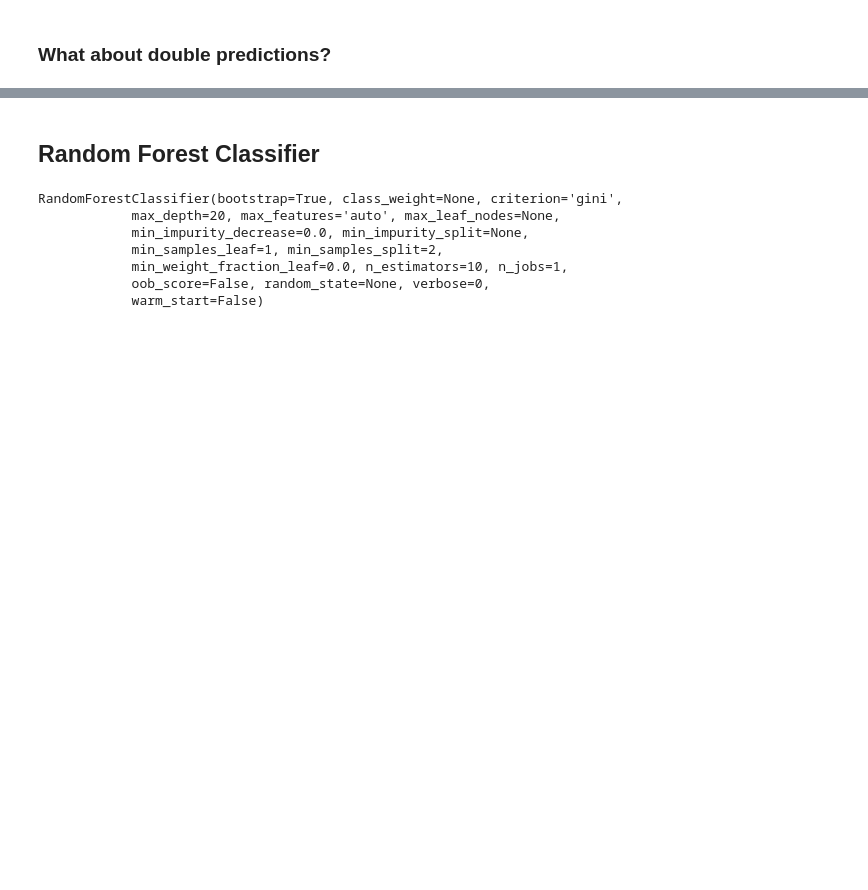
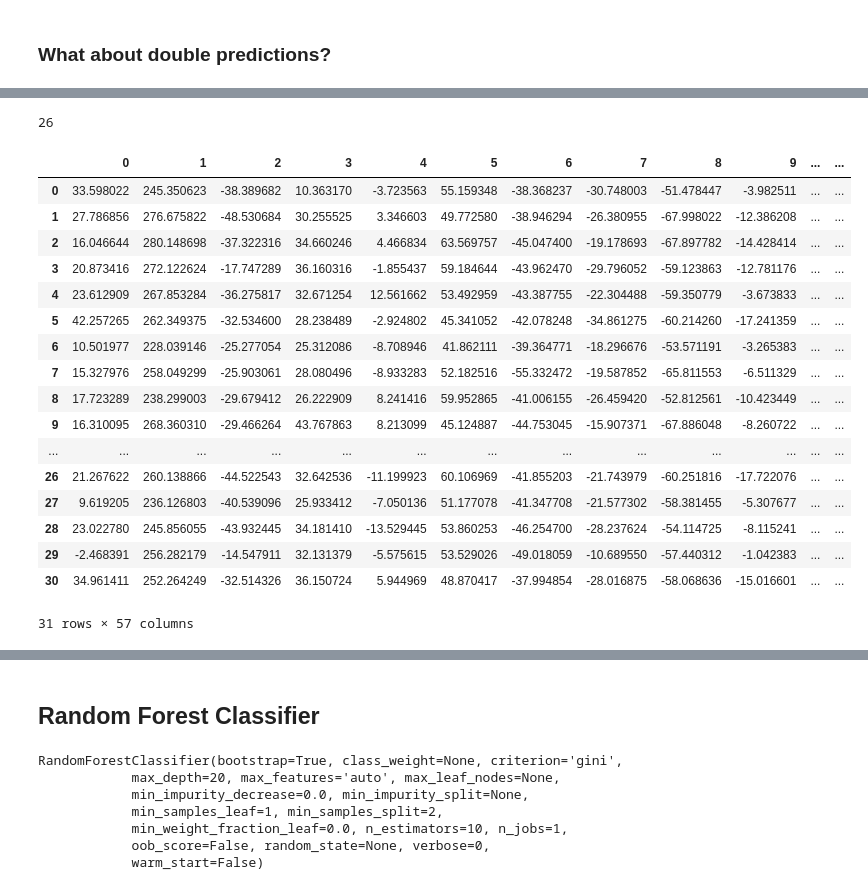
Before and after one commit to Tucker-Allen/NCAA_D1_Mens_Basketball_Scores, a Jupyter notebook: code/NCAA_Notebook_culled.ipynb, the cells around one changed output, grey strips where cells are left out. Saved outputs shown, nothing was run; the diff lists cells and outputs as text; code cells hidden in the pictures; blank space fills up the shorter version.

```diff
--- a/code/NCAA_Notebook_culled.ipynb
+++ b/code/NCAA_Notebook_culled.ipynb
@@ -1157,0 +1559,17 @@ team_a_df.head()
+# %%
+pred_proba_opp = []
+for i in temp_df.index:
+    for j in temp_df.index:
+        if temp_df['school_id'][i] == temp_df['opp_id'][j]:
+            pred_proba_opp.append(temp_df['pred_proba'][j])
+# %%
+temp_df['pred_proba_opp'] = pred_proba_opp
+# %%
+W_adj = []
+for i in temp_df.index:
+    if temp_df['pred_proba'][i] > temp_df['pred_proba_opp'][i]:
+        W_adj.append(1)
+    else:
+        W_adj.append(0)
+# %%
+temp_df['W_adj'] = W_adj
@@ -1157,0 +1667,25 @@ team_a_df.head()
+# %%
+len(correct_picks)
+# %% [output]
+26
+# %%
+temp_df.loc[:30].sort_values('school_id')
+# %% [output]
+|  | 0 | 1 | 2 | 3 | 4 | 5 | 6 | 7 | 8 | 9 | ... | ... |
+| 0 | 33.598022 | 245.350623 | -38.389682 | 10.363170 | -3.723563 | 55.159348 | -38.368237 | -30.748003 | -51.478447 | -3.982511 | ... | ... |
+| 1 | 27.786856 | 276.675822 | -48.530684 | 30.255525 | 3.346603 | 49.772580 | -38.946294 | -26.380955 | -67.998022 | -12.386208 | ... | ... |
+| 2 | 16.046644 | 280.148698 | -37.322316 | 34.660246 | 4.466834 | 63.569757 | -45.047400 | -19.178693 | -67.897782 | -14.428414 | ... | ... |
+| 3 | 20.873416 | 272.122624 | -17.747289 | 36.160316 | -1.855437 | 59.184644 | -43.962470 | -29.796052 | -59.123863 | -12.781176 | ... | ... |
+| 4 | 23.612909 | 267.853284 | -36.275817 | 32.671254 | 12.561662 | 53.492959 | -43.387755 | -22.304488 | -59.350779 | -3.673833 | ... | ... |
+| 5 | 42.257265 | 262.349375 | -32.534600 | 28.238489 | -2.924802 | 45.341052 | -42.078248 | -34.861275 | -60.214260 | -17.241359 | ... | ... |
+| 6 | 10.501977 | 228.039146 | -25.277054 | 25.312086 | -8.708946 | 41.862111 | -39.364771 | -18.296676 | -53.571191 | -3.265383 | ... | ... |
+| 7 | 15.327976 | 258.049299 | -25.903061 | 28.080496 | -8.933283 | 52.182516 | -55.332472 | -19.587852 | -65.811553 | -6.511329 | ... | ... |
+| 8 | 17.723289 | 238.299003 | -29.679412 | 26.222909 | 8.241416 | 59.952865 | -41.006155 | -26.459420 | -52.812561 | -10.423449 | ... | ... |
+| 9 | 16.310095 | 268.360310 | -29.466264 | 43.767863 | 8.213099 | 45.124887 | -44.753045 | -15.907371 | -67.886048 | -8.260722 | ... | ... |
+| ... | ... | ... | ... | ... | ... | ... | ... | ... | ... | ... | ... | ... |
+| 26 | 21.267622 | 260.138866 | -44.522543 | 32.642536 | -11.199923 | 60.106969 | -41.855203 | -21.743979 | -60.251816 | -17.722076 | ... | ... |
+| 27 | 9.619205 | 236.126803 | -40.539096 | 25.933412 | -7.050136 | 51.177078 | -41.347708 | -21.577302 | -58.381455 | -5.307677 | ... | ... |
+| 28 | 23.022780 | 245.856055 | -43.932445 | 34.181410 | -13.529445 | 53.860253 | -46.254700 | -28.237624 | -54.114725 | -8.115241 | ... | ... |
+| 29 | -2.468391 | 256.282179 | -14.547911 | 32.131379 | -5.575615 | 53.529026 | -49.018059 | -10.689550 | -57.440312 | -1.042383 | ... | ... |
+| 30 | 34.961411 | 252.264249 | -32.514326 | 36.150724 | 5.944969 | 48.870417 | -37.994854 | -28.016875 | -58.068636 | -15.016601 | ... | ... |
+31 rows × 57 columns
```
Also changed, not shown: parts of 145 cells of this notebook.
